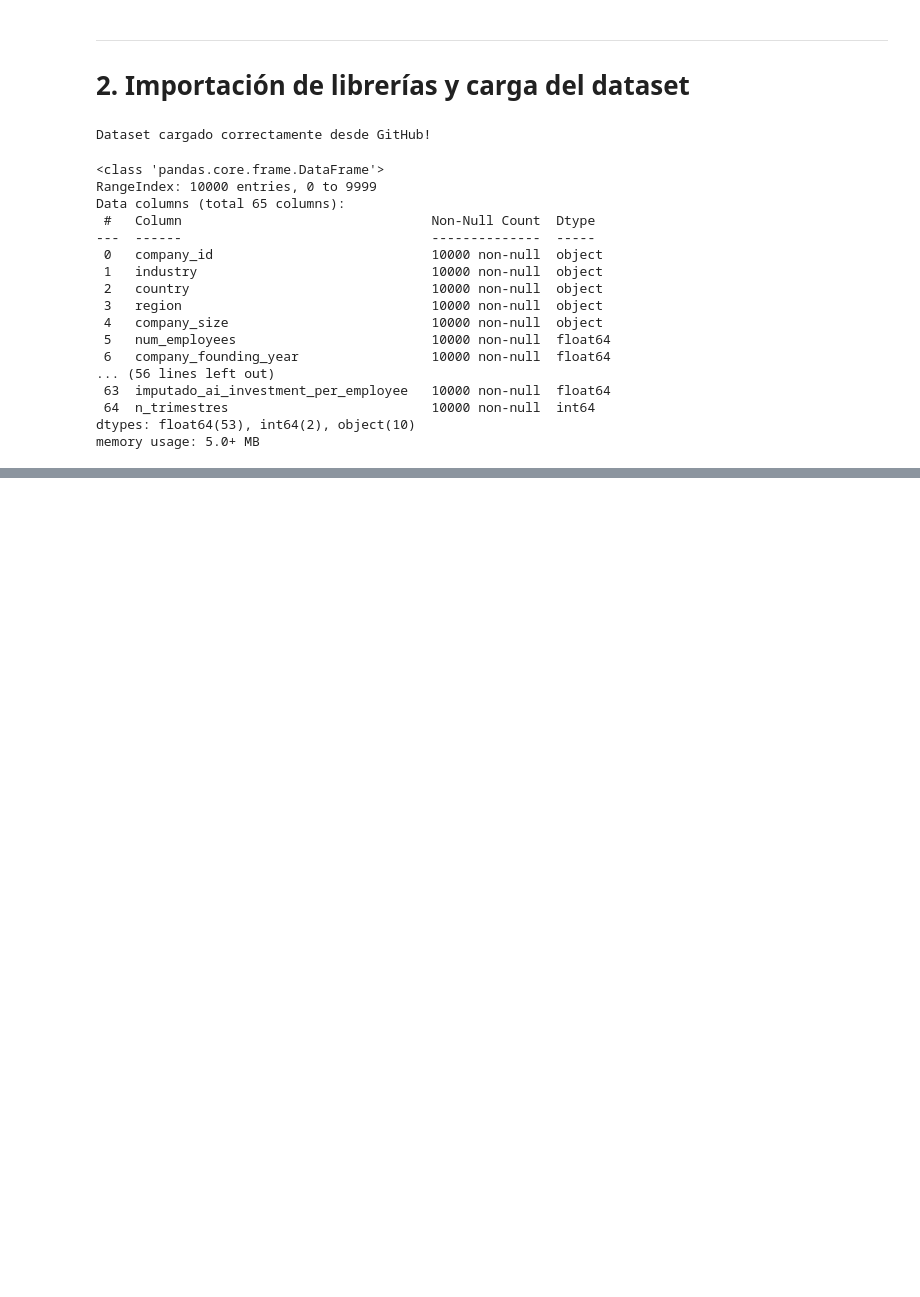
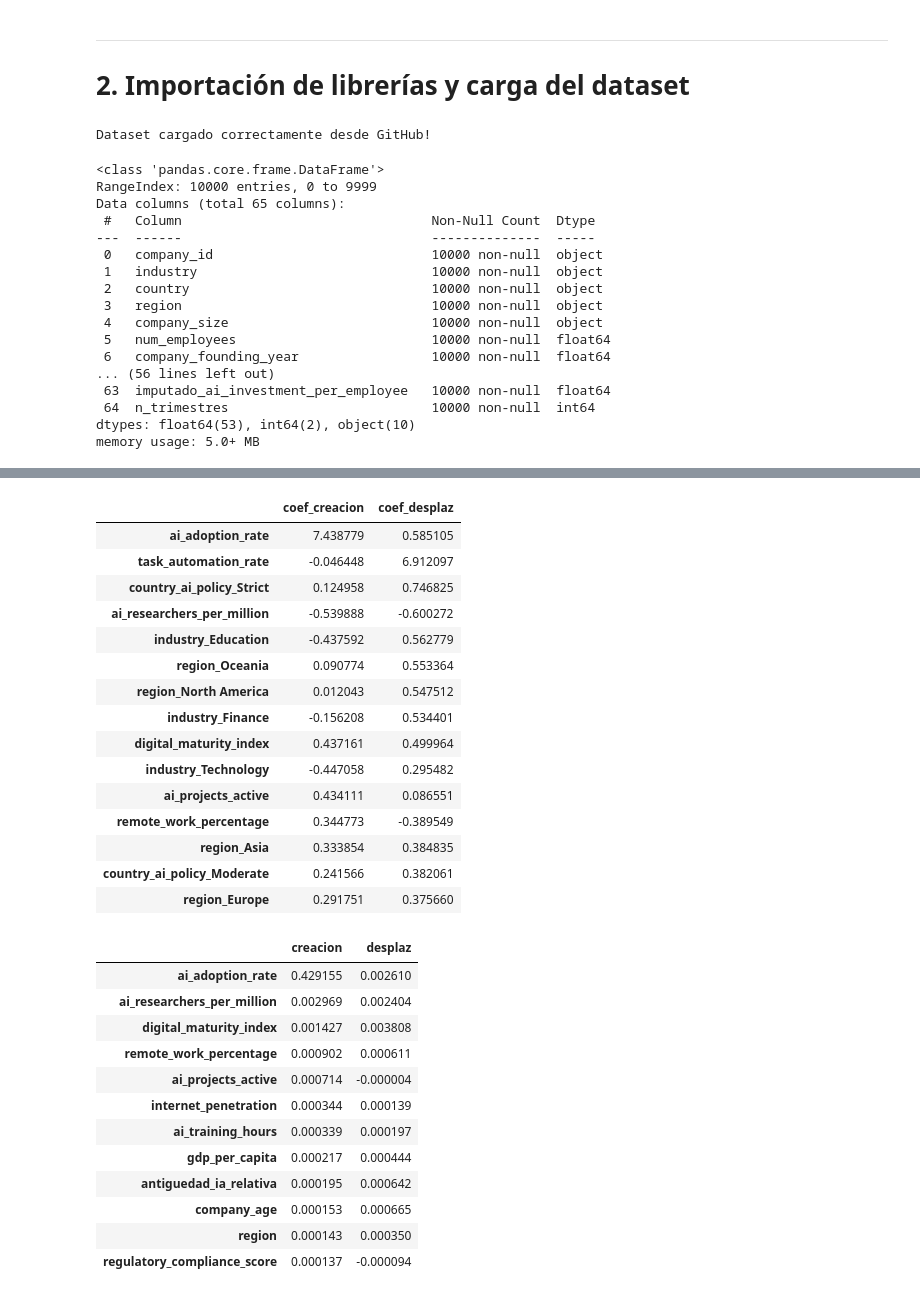
Before and after one commit to Franncippi/Proyecto-mentoria-M09, a Jupyter notebook: notebooks/03_modelado.ipynb, the cells around one changed output, grey strips where cells are left out. Saved outputs shown, nothing was run; the diff lists cells and outputs as text; code cells hidden in the pictures; blank space fills up the shorter version.

```diff
--- a/notebooks/03_modelado.ipynb
+++ b/notebooks/03_modelado.ipynb
@@ -120,0 +333,14 @@ memory usage: 5.0+ MB
+# %%
+from sklearn.metrics import roc_auc_score
+
+# AUC univariado de cada predictor numérico, por target
+def auc_univariado(df, target, predictores):
+    out = {}
+    for v in predictores:
+        if pd.api.types.is_numeric_dtype(df[v]):
+            a = roc_auc_score(df[target], df[v].fillna(df[v].median()))
+            out[v] = max(a, 1 - a)
+    return pd.Series(out).sort_values(ascending=False)
+
+for t in ["alta_creacion", "alto_desplazamiento"]:
+    print(t); print(auc_univariado(empresas, t, PREDICTORES).head(8), "\n")
@@ -120,0 +365,57 @@ memory usage: 5.0+ MB
+# %%
+def tabla_coef(df, target, predictores):
+    pipe, _, _ = evaluar(df, target, predictores, "logit")
+    nombres = pipe["pre"].get_feature_names_out()
+    coef = pipe["clf"].coef_.ravel()
+    t = pd.DataFrame({"coef": coef, "OR_por_1SD": np.exp(coef)}, index=nombres)
+    t.index = t.index.str.replace(r"^(num|cat)__", "", regex=True)
+    return t
+
+c_cre = tabla_coef(empresas, "alta_creacion", PREDICTORES)
+c_des = tabla_coef(empresas, "alto_desplazamiento", PREDICTORES)
+
+comp = c_cre[["coef"]].join(c_des[["coef"]], lsuffix="_creacion", rsuffix="_desplaz")
+comp["abs_max"] = comp.abs().max(axis=1)
+comp = comp.sort_values("abs_max", ascending=False).drop(columns="abs_max")
+display(comp.head(15))
+
+# Importancia por permutación (variables originales, sobre test, AUC)
+def perm_imp(df, target, predictores, modelo="logit"):
+    pipe, _, (Xte, yte) = evaluar(df, target, predictores, modelo)
+    r = permutation_importance(pipe, Xte, yte, scoring="roc_auc",
+                               n_repeats=20, random_state=42)
+    return pd.Series(r.importances_mean, index=Xte.columns).sort_values(ascending=False)
+
+pi_cre = perm_imp(empresas, "alta_creacion", PREDICTORES)
+pi_des = perm_imp(empresas, "alto_desplazamiento", PREDICTORES)
+pd.concat([pi_cre.rename("creacion"), pi_des.rename("desplaz")], axis=1).head(12)
+# %% [output]
+|  | coef_creacion | coef_desplaz |
+| ai_adoption_rate | 7.438779 | 0.585105 |
+| task_automation_rate | -0.046448 | 6.912097 |
+| country_ai_policy_Strict | 0.124958 | 0.746825 |
+| ai_researchers_per_million | -0.539888 | -0.600272 |
+| industry_Education | -0.437592 | 0.562779 |
+| region_Oceania | 0.090774 | 0.553364 |
+| region_North America | 0.012043 | 0.547512 |
+| industry_Finance | -0.156208 | 0.534401 |
+| digital_maturity_index | 0.437161 | 0.499964 |
+| industry_Technology | -0.447058 | 0.295482 |
+| ai_projects_active | 0.434111 | 0.086551 |
+| remote_work_percentage | 0.344773 | -0.389549 |
+| region_Asia | 0.333854 | 0.384835 |
+| country_ai_policy_Moderate | 0.241566 | 0.382061 |
+| region_Europe | 0.291751 | 0.375660 |
+|  | creacion | desplaz |
+| ai_adoption_rate | 0.429155 | 0.002610 |
+| ai_researchers_per_million | 0.002969 | 0.002404 |
+| digital_maturity_index | 0.001427 | 0.003808 |
+| remote_work_percentage | 0.000902 | 0.000611 |
+| ai_projects_active | 0.000714 | -0.000004 |
+| internet_penetration | 0.000344 | 0.000139 |
+| ai_training_hours | 0.000339 | 0.000197 |
+| gdp_per_capita | 0.000217 | 0.000444 |
+| antiguedad_ia_relativa | 0.000195 | 0.000642 |
+| company_age | 0.000153 | 0.000665 |
+| region | 0.000143 | 0.000350 |
+| regulatory_compliance_score | 0.000137 | -0.000094 |
```
Also changed, not shown: parts of 12 cells of this notebook.
